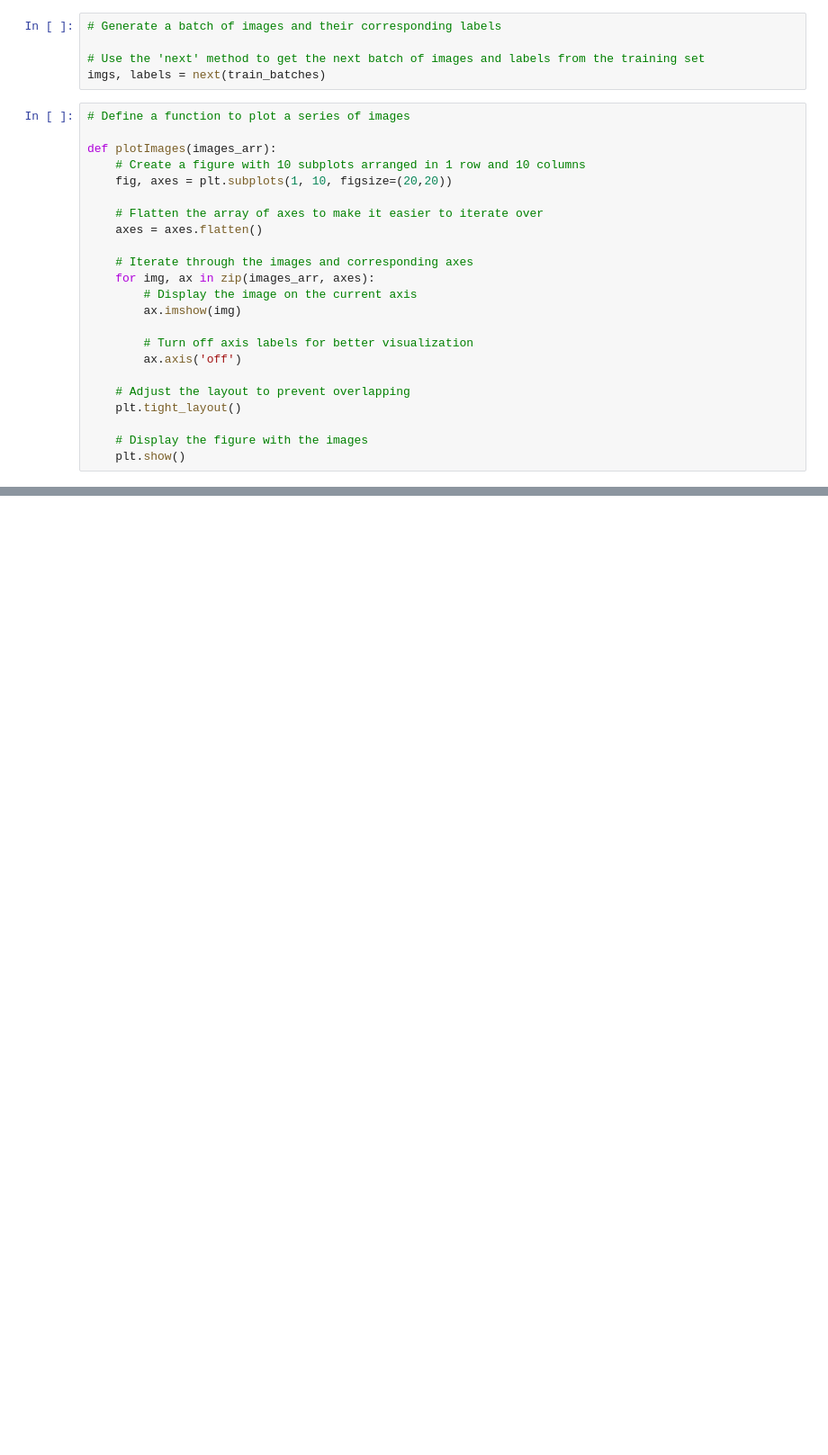
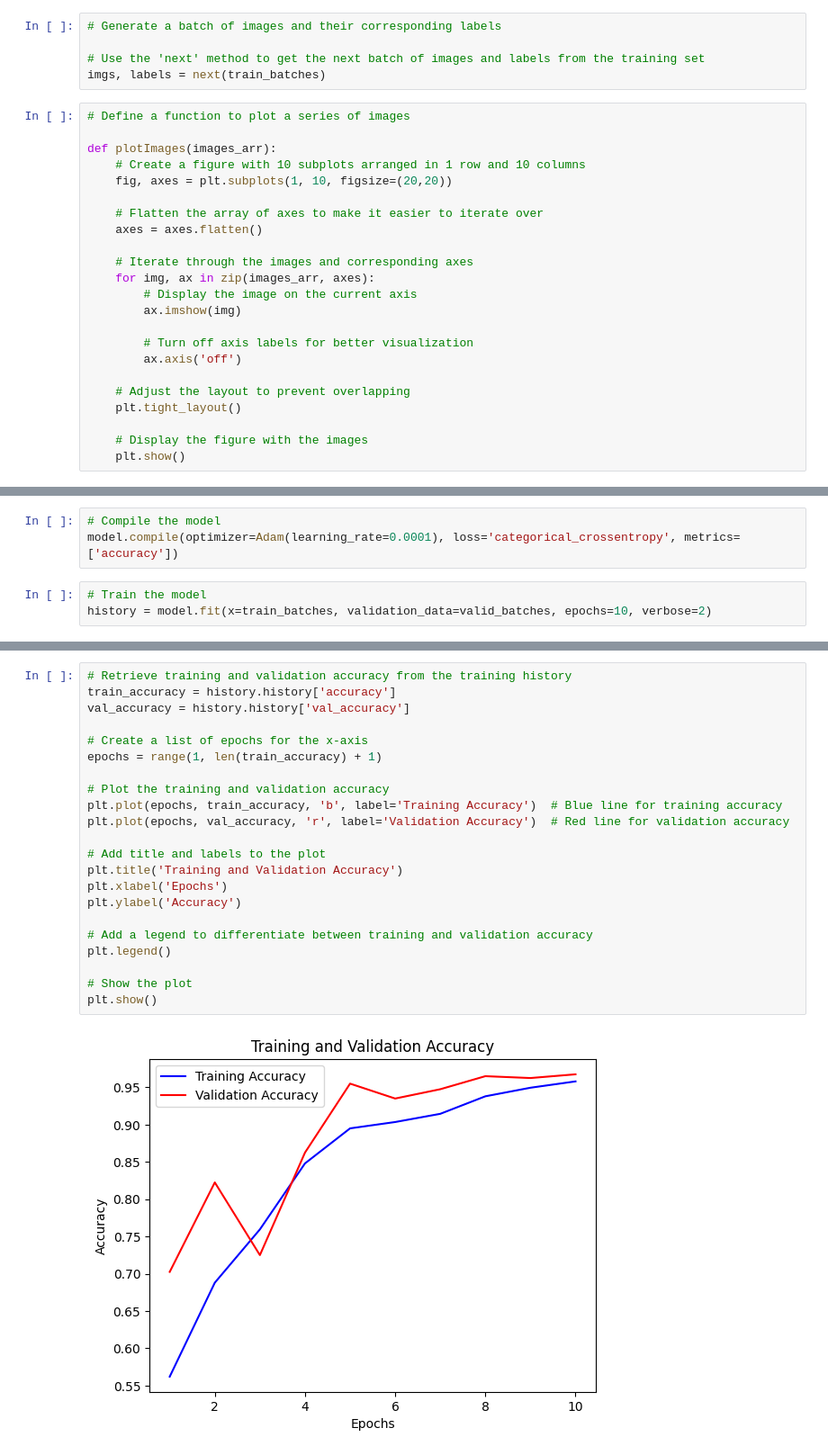
Before and after one commit to RamZein06/Kaggle-Test-NB-Repo, a Jupyter notebook: kaggle-nb-cnn-test.ipynb, the cells around one changed output, grey strips where cells are left out. Shown: that part at 90% size. Cells and saved outputs as stored; diff of their text form; blank space fills up the shorter version.

Commit message:
Kaggle NB| CNN Test | Building and Training a CNN

```diff
--- a/kaggle-nb-cnn-test.ipynb
+++ b/kaggle-nb-cnn-test.ipynb
@@ -148,0 +199,6 @@ print(labels)
+# %%
+# Compile the model
+model.compile(optimizer=Adam(learning_rate=0.0001), loss='categorical_crossentropy', metrics=['accuracy'])
+# %%
+# Train the model
+history = model.fit(x=train_batches, validation_data=valid_batches, epochs=10, verbose=2)
@@ -148,0 +226,24 @@ print(labels)
+# %%
+# Retrieve training and validation accuracy from the training history
+train_accuracy = history.history['accuracy']
+val_accuracy = history.history['val_accuracy']
+
+# Create a list of epochs for the x-axis
+epochs = range(1, len(train_accuracy) + 1)
+
+# Plot the training and validation accuracy
+plt.plot(epochs, train_accuracy, 'b', label='Training Accuracy')  # Blue line for training accuracy
+plt.plot(epochs, val_accuracy, 'r', label='Validation Accuracy')  # Red line for validation accuracy
+
+# Add title and labels to the plot
+plt.title('Training and Validation Accuracy')
+plt.xlabel('Epochs')
+plt.ylabel('Accuracy')
+
+# Add a legend to differentiate between training and validation accuracy
+plt.legend()
+
+# Show the plot
+plt.show()
+# %% [output]
+[figure, added]
```
Also changed, not shown: parts of 8 cells of this notebook.
